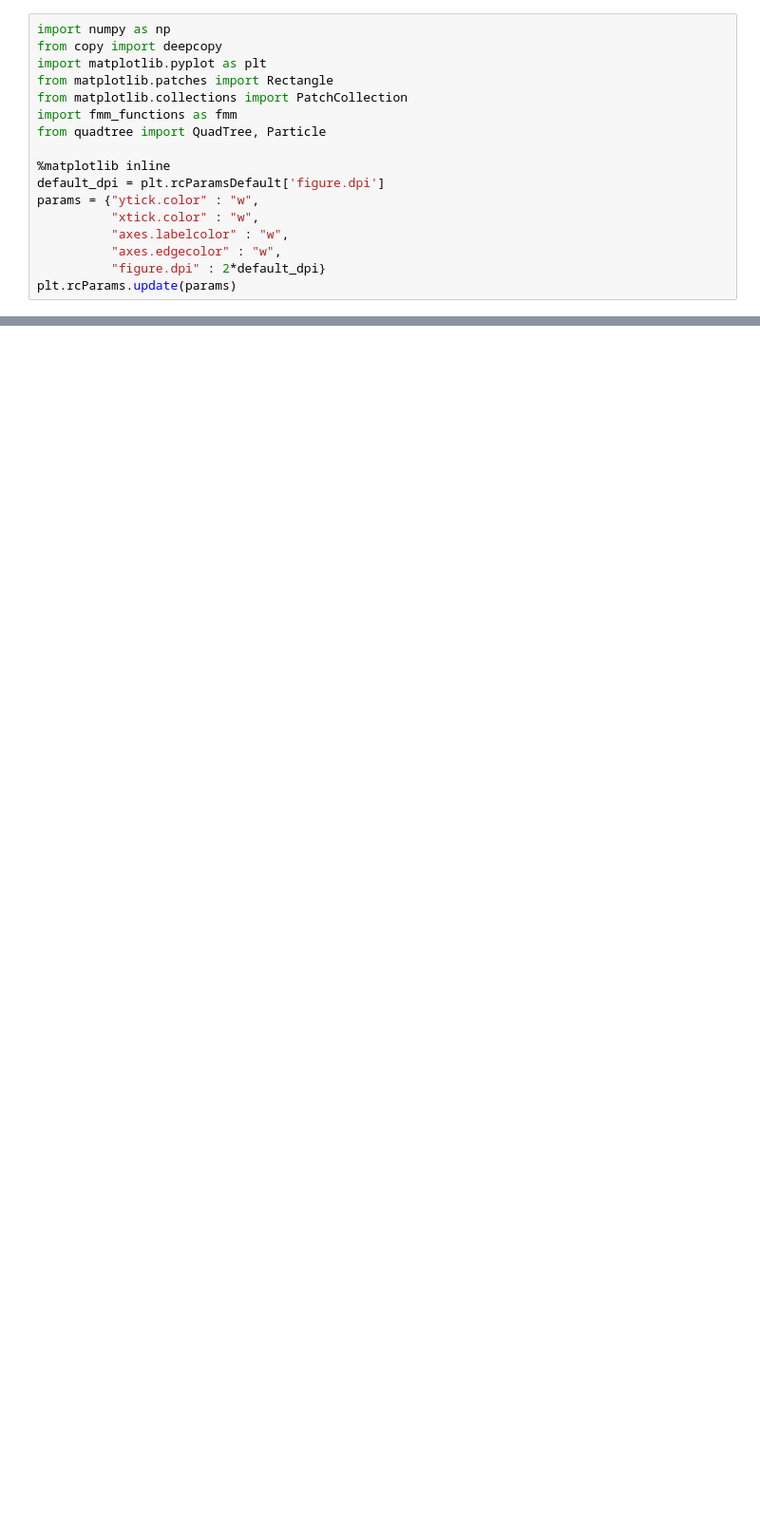
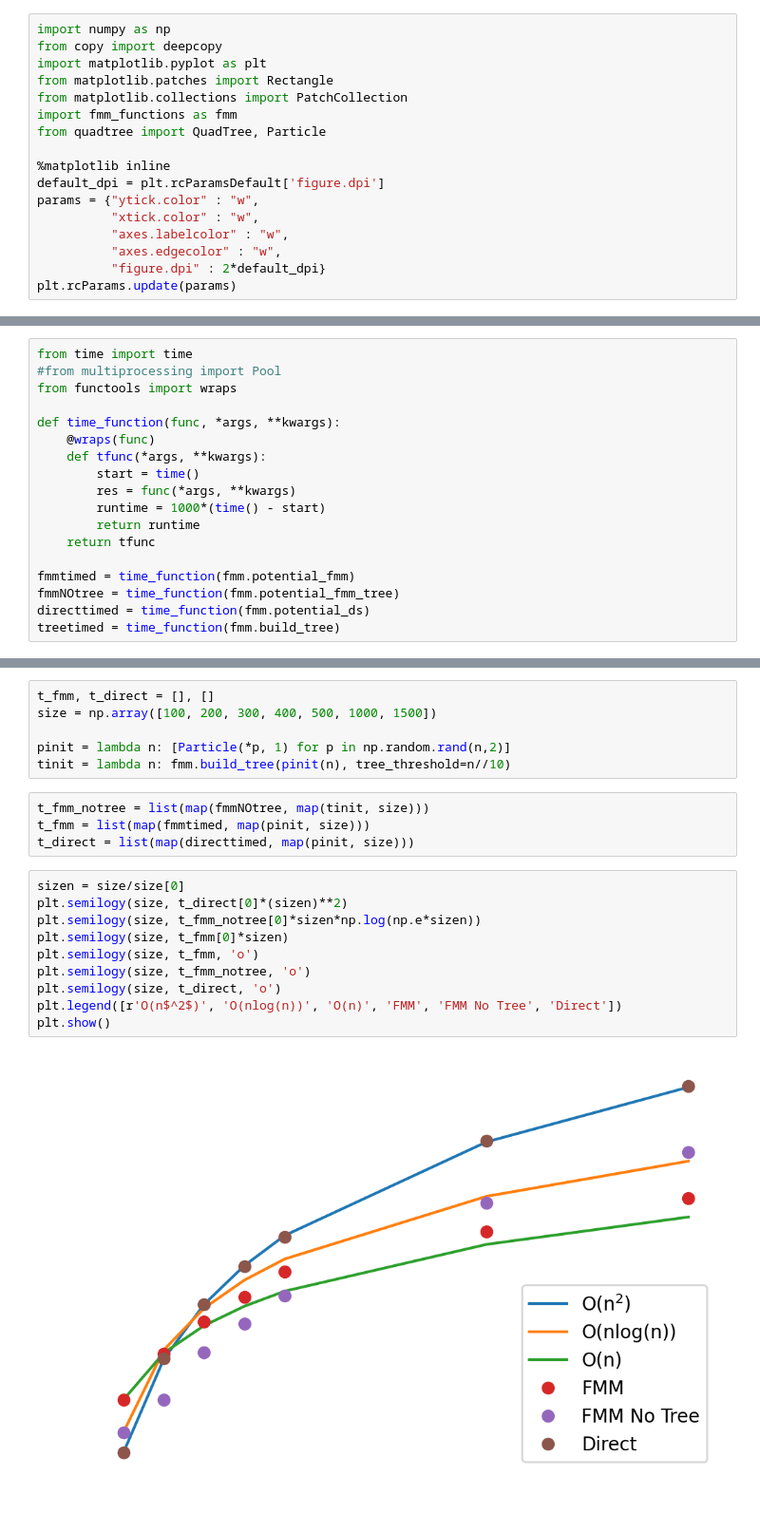
Before and after one commit to Ezekiel-25-17/Fast_Multipole_Method, a Jupyter notebook: fast_multipole_method.ipynb, the cells around one changed output, grey strips where cells are left out. Shown at 95% size. Saved outputs shown, nothing was run; the diff lists cells and outputs as text; blank space fills up the shorter version.

```diff
--- a/fast_multipole_method.ipynb
+++ b/fast_multipole_method.ipynb
@@ -34,0 +57,18 @@ TypeError: 'NoneType' object is not iterable
+# %%
+from time import time
+#from multiprocessing import Pool
+from functools import wraps
+
+def time_function(func, *args, **kwargs):
+    @wraps(func)
+    def tfunc(*args, **kwargs):
+        start = time()
+        res = func(*args, **kwargs)
+        runtime = 1000*(time() - start)
+        return runtime
+    return tfunc
+
+fmmtimed = time_function(fmm.potential_fmm)
+fmmNOtree = time_function(fmm.potential_fmm_tree)
+directtimed = time_function(fmm.potential_ds)
+treetimed = time_function(fmm.build_tree)
@@ -34,0 +84,22 @@ TypeError: 'NoneType' object is not iterable
+# %%
+t_fmm, t_direct = [], []
+size = np.array([100, 200, 300, 400, 500, 1000, 1500])
+
+pinit = lambda n: [Particle(*p, 1) for p in np.random.rand(n,2)]
+tinit = lambda n: fmm.build_tree(pinit(n), tree_threshold=n//10)
+# %%
+t_fmm_notree = list(map(fmmNOtree, map(tinit, size)))
+t_fmm = list(map(fmmtimed, map(pinit, size)))
+t_direct = list(map(directtimed, map(pinit, size)))
+# %%
+sizen = size/size[0]
+plt.semilogy(size, t_direct[0]*(sizen)**2)
+plt.semilogy(size, t_fmm_notree[0]*sizen*np.log(np.e*sizen))
+plt.semilogy(size, t_fmm[0]*sizen)
+plt.semilogy(size, t_fmm, 'o')
+plt.semilogy(size, t_fmm_notree, 'o')
+plt.semilogy(size, t_direct, 'o')
+plt.legend([r'O(n$^2$)', 'O(nlog(n))', 'O(n)', 'FMM', 'FMM No Tree', 'Direct'])
+plt.show()
+# %% [output]
+[figure, added]
```
Also changed, not shown: parts of 7 cells of this notebook.
